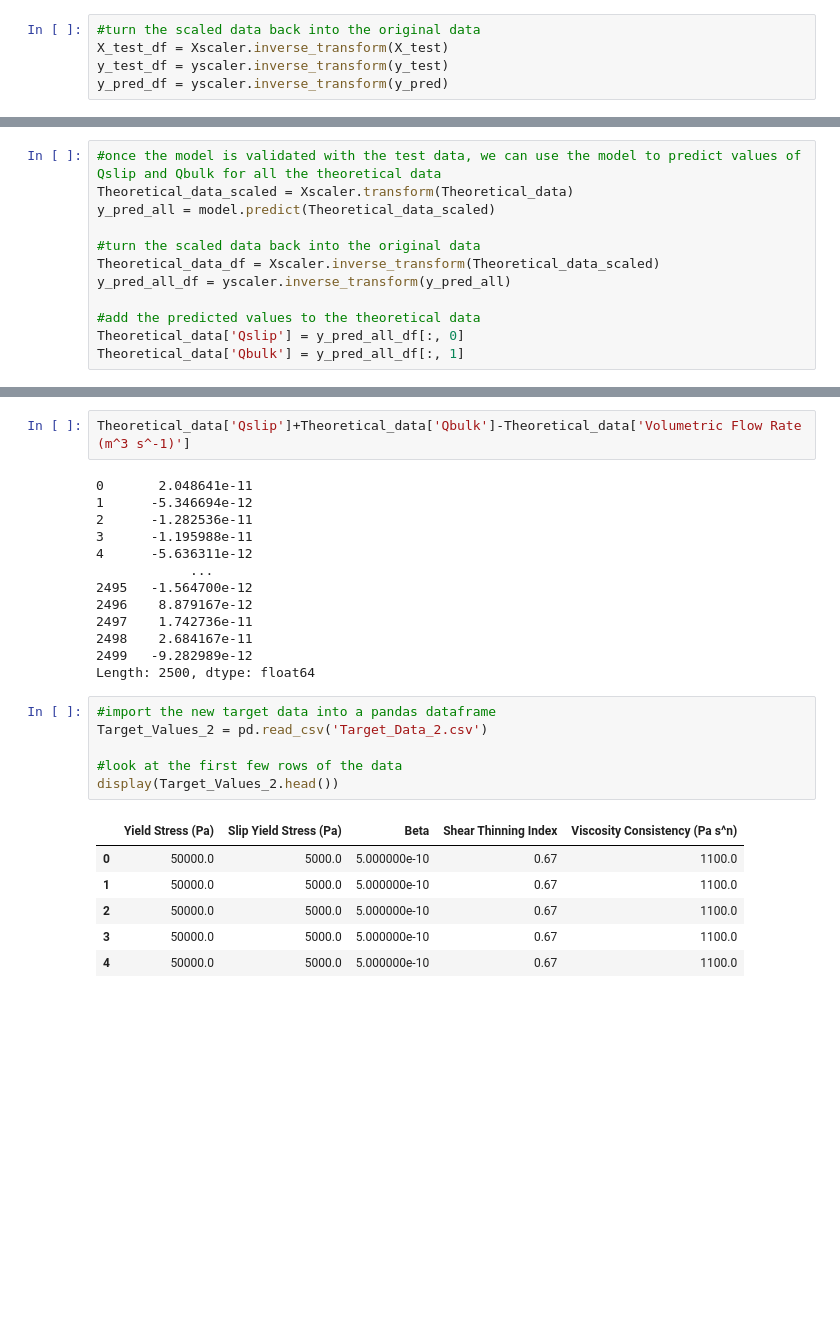
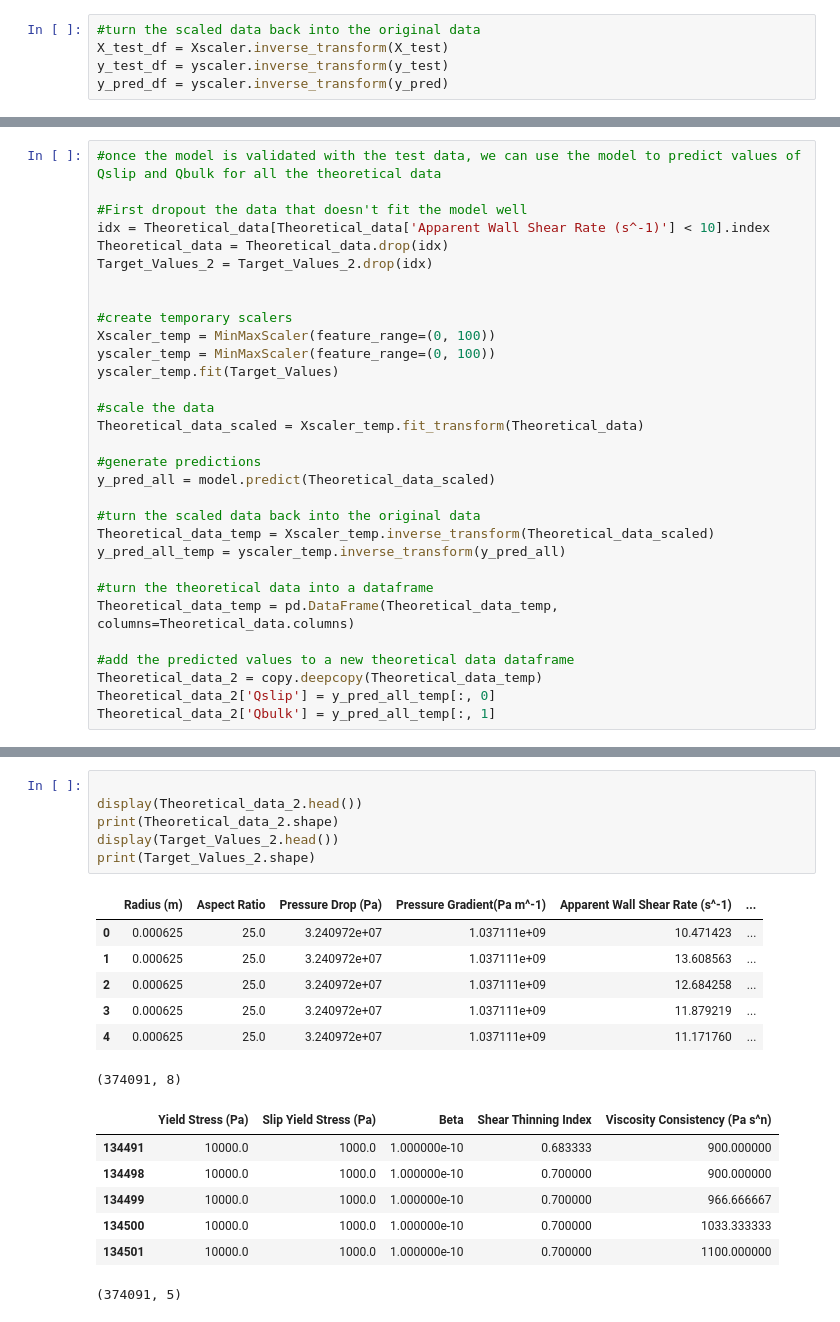
Before and after one commit to mistermitch92/PIPE-FLOW-Neural-Network, a Jupyter notebook: Keras_caprheo with ty.ipynb, the cells around one changed output, grey strips where cells are left out. Cells and saved outputs as stored; diff of their text form; blank space fills up the shorter version.

```diff
--- a/Keras_caprheo with ty.ipynb
+++ b/Keras_caprheo with ty.ipynb
@@ -140,13 +195,32 @@ for k in range(6):
 # %%
 #once the model is validated with the test data, we can use the model to predict values of Qslip and Qbulk for all the theoretical data
-Theoretical_data_scaled = Xscaler.transform(Theoretical_data)
+
+#First dropout the data that doesn't fit the model well
+idx = Theoretical_data[Theoretical_data['Apparent Wall Shear Rate (s^-1)'] < 10].index
+Theoretical_data = Theoretical_data.drop(idx)
+Target_Values_2 = Target_Values_2.drop(idx)
+
+
+#create temporary scalers
+Xscaler_temp = MinMaxScaler(feature_range=(0, 100))
+yscaler_temp = MinMaxScaler(feature_range=(0, 100))
+yscaler_temp.fit(Target_Values)
+
+#scale the data
+Theoretical_data_scaled = Xscaler_temp.fit_transform(Theoretical_data)
+
+#generate predictions
 y_pred_all = model.predict(Theoretical_data_scaled)
 
 #turn the scaled data back into the original data
-Theoretical_data_df = Xscaler.inverse_transform(Theoretical_data_scaled)
-y_pred_all_df = yscaler.inverse_transform(y_pred_all)
+Theoretical_data_temp = Xscaler_temp.inverse_transform(Theoretical_data_scaled)
+y_pred_all_temp = yscaler_temp.inverse_transform(y_pred_all)
 
-#add the predicted values to the theoretical data
-Theoretical_data['Qslip'] = y_pred_all_df[:, 0]
-Theoretical_data['Qbulk'] = y_pred_all_df[:, 1]
+#turn the theoretical data into a dataframe
+Theoretical_data_temp = pd.DataFrame(Theoretical_data_temp, columns=Theoretical_data.columns)
+
+#add the predicted values to a new theoretical data dataframe
+Theoretical_data_2 = copy.deepcopy(Theoretical_data_temp)
+Theoretical_data_2['Qslip'] = y_pred_all_temp[:, 0]
+Theoretical_data_2['Qbulk'] = y_pred_all_temp[:, 1]
 # %% [output]
@@ -166,28 +228,21 @@ Theoretical_data.describe()
-# %%
-Theoretical_data['Qslip']+Theoretical_data['Qbulk']-Theoretical_data['Volumetric Flow Rate (m^3 s^-1)']
-# %% [output]
-0       2.048641e-11
-1      -5.346694e-12
-2      -1.282536e-11
-3      -1.195988e-11
-4      -5.636311e-12
-            ...
-2495   -1.564700e-12
-2496    8.879167e-12
-2497    1.742736e-11
-2498    2.684167e-11
-2499   -9.282989e-12
-Length: 2500, dtype: float64
-# %%
-#import the new target data into a pandas dataframe
-Target_Values_2 = pd.read_csv('Target_Data_2.csv')
-
-#look at the first few rows of the data
-display(Target_Values_2.head())
-# %% [output]
-|  | Yield Stress (Pa) | Slip Yield Stress (Pa) | Beta | Shear Thinning Index | Viscosity Consistency (Pa s^n) |
-| 0 | 50000.0 | 5000.0 | 5.000000e-10 | 0.67 | 1100.0 |
-| 1 | 50000.0 | 5000.0 | 5.000000e-10 | 0.67 | 1100.0 |
-| 2 | 50000.0 | 5000.0 | 5.000000e-10 | 0.67 | 1100.0 |
-| 3 | 50000.0 | 5000.0 | 5.000000e-10 | 0.67 | 1100.0 |
-| 4 | 50000.0 | 5000.0 | 5.000000e-10 | 0.67 | 1100.0 |
+# %%
+
+display(Theoretical_data_2.head())
+print(Theoretical_data_2.shape)
+display(Target_Values_2.head())
+print(Target_Values_2.shape)
+# %% [output]
+|  | Radius (m) | Aspect Ratio | Pressure Drop (Pa) | Pressure Gradient(Pa m^-1) | Apparent Wall Shear Rate (s^-1) | ... |
+| 0 | 0.000625 | 25.0 | 3.240972e+07 | 1.037111e+09 | 10.471423 | ... |
+| 1 | 0.000625 | 25.0 | 3.240972e+07 | 1.037111e+09 | 13.608563 | ... |
+| 2 | 0.000625 | 25.0 | 3.240972e+07 | 1.037111e+09 | 12.684258 | ... |
+| 3 | 0.000625 | 25.0 | 3.240972e+07 | 1.037111e+09 | 11.879219 | ... |
+| 4 | 0.000625 | 25.0 | 3.240972e+07 | 1.037111e+09 | 11.171760 | ... |
+(374091, 8)
+|  | Yield Stress (Pa) | Slip Yield Stress (Pa) | Beta | Shear Thinning Index | Viscosity Consistency (Pa s^n) |
+| 134491 | 10000.0 | 1000.0 | 1.000000e-10 | 0.683333 | 900.000000 |
+| 134498 | 10000.0 | 1000.0 | 1.000000e-10 | 0.700000 | 900.000000 |
+| 134499 | 10000.0 | 1000.0 | 1.000000e-10 | 0.700000 | 966.666667 |
+| 134500 | 10000.0 | 1000.0 | 1.000000e-10 | 0.700000 | 1033.333333 |
+| 134501 | 10000.0 | 1000.0 | 1.000000e-10 | 0.700000 | 1100.000000 |
+(374091, 5)
```
Also changed, not shown: parts of 16 cells of this notebook, 4 other files.
